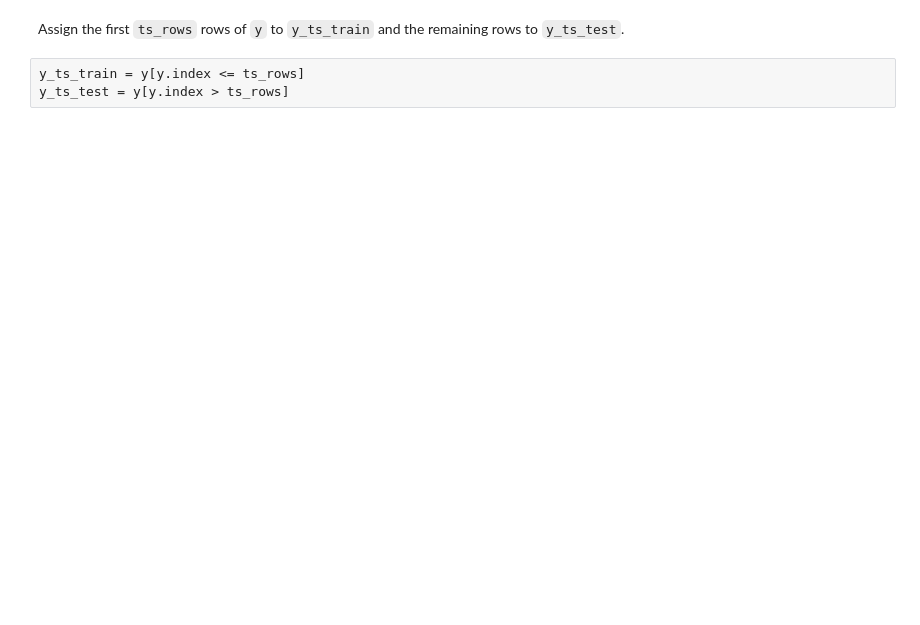
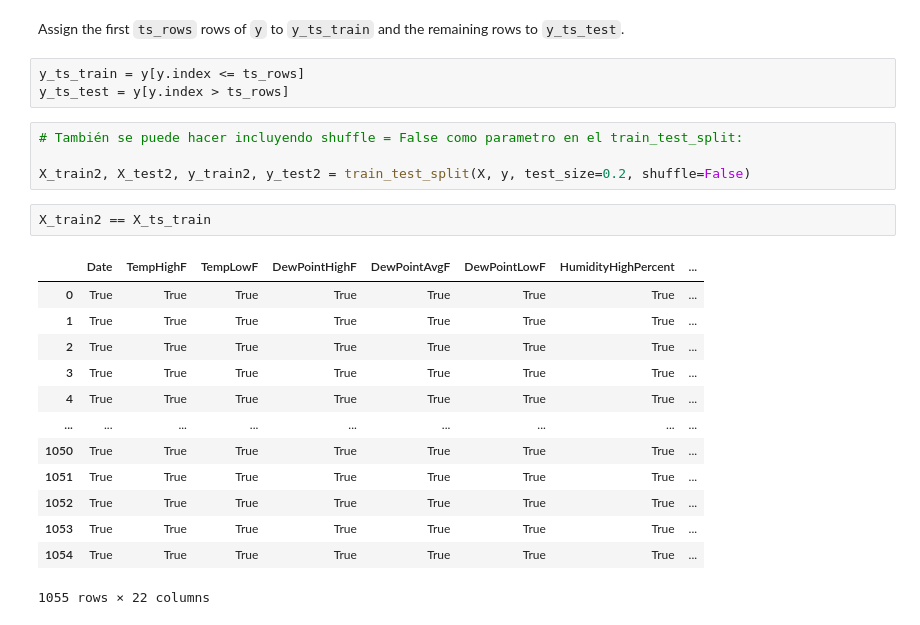
Before and after one commit to fsanze/lab-intro-to-ml, a Jupyter notebook: your-code/main.ipynb, the cells around one changed output. Cells and saved outputs as stored; diff of their text form; blank space fills up the shorter version.

```diff
--- a/your-code/main.ipynb
+++ b/your-code/main.ipynb
@@ -527,3 +541,23 @@ Assign the first `ts_rows` rows of `y` to `y_ts_train` and the remaining rows to
 # %%
 y_ts_train = y[y.index <= ts_rows]
 y_ts_test = y[y.index > ts_rows]
+# %%
+# También se puede hacer incluyendo shuffle = False como parametro en el train_test_split:
+
+X_train2, X_test2, y_train2, y_test2 = train_test_split(X, y, test_size=0.2, shuffle=False)
+# %%
+X_train2 == X_ts_train
+# %% [output]
+|  | Date | TempHighF | TempLowF | DewPointHighF | DewPointAvgF | DewPointLowF | HumidityHighPercent | ... |
+| 0 | True | True | True | True | True | True | True | ... |
+| 1 | True | True | True | True | True | True | True | ... |
+| 2 | True | True | True | True | True | True | True | ... |
+| 3 | True | True | True | True | True | True | True | ... |
+| 4 | True | True | True | True | True | True | True | ... |
+| ... | ... | ... | ... | ... | ... | ... | ... | ... |
+| 1050 | True | True | True | True | True | True | True | ... |
+| 1051 | True | True | True | True | True | True | True | ... |
+| 1052 | True | True | True | True | True | True | True | ... |
+| 1053 | True | True | True | True | True | True | True | ... |
+| 1054 | True | True | True | True | True | True | True | ... |
+1055 rows × 22 columns
```
Also changed, not shown: parts of 2 cells of this notebook.
